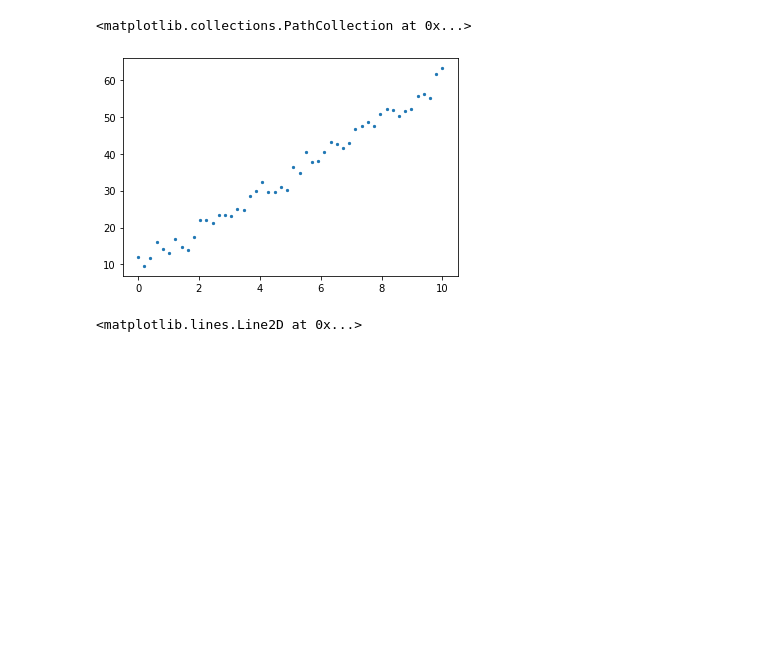
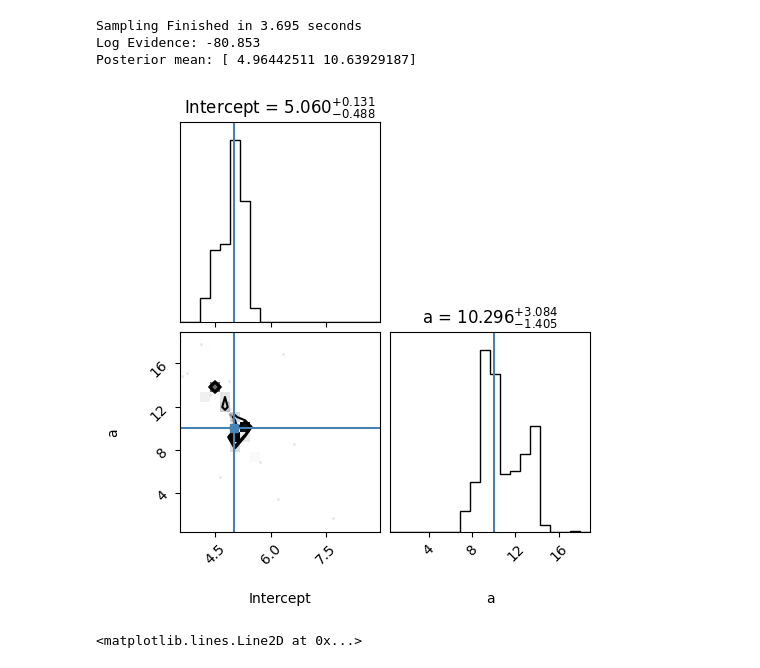
Before and after one commit to Wahidur-Rahman/BayesNest, a Jupyter notebook: likelihood_tests.ipynb, the cells around one changed output. Cells and saved outputs as stored; diff of their text form; code cells hidden in the pictures; blank space fills up the shorter version.

Commit message:
working version with naive rejection sampling

```diff
--- a/likelihood_tests.ipynb
+++ b/likelihood_tests.ipynb
@@ -1,40 +1,40 @@
 # %%
 import sys
-from pynest import Sampler
+from pynest import NestedSampler
 import numpy as np
 import matplotlib.pyplot as plt
-import pymultinest
 mean = 0
-dev = 2
+dev = 5
 def simulate_data(a,b,n):
     x = np.linspace(0,10,n)
     y = a*x + b + np.random.normal(loc=mean,scale=dev,size=n)
     return x,y
 
-x, y = simulate_data(5,10,50)
+x, y = simulate_data(5,10,25)
 
 def log_gaussian(x, mu, sig):
     return np.log(1/np.sqrt(2 * np.pi * sig**2.0))  +  (-0.5/sig**2.0) * (x - mu)**2.0
 
-def myloglike(cube,ndim,nparam):
+def myloglike(cube):
     log_likelihood = 0
     for i in tuple(zip(x,y)):
         log_likelihood += log_gaussian(i[1], cube[0]*i[0] + cube[1], dev)
     return log_likelihood
 
-def myprior(cube,ndim,nparam):
+def myprior(cube):
     cube[0] = cube[0] * 10
     cube[1] = cube[1] * 20
     return cube
 
-def test_mcmc_instantation():
-    sampler = Sampler(log_likelihood=myloglike, prior=myprior, ndim = 2, sample_method = 'mcmc')
-    sampler.sample()
+sampler = NestedSampler(log_likelihood=myloglike, prior=myprior, ndim = 2, max_iterations=50)
+sampler.run()
+sampler.summary()
+sampler.plot_posterior(labels=['Intercept','a','b'], truths=[5,10])
+# %% [output]
+Sampling Finished in 3.695 seconds
+Log Evidence: -80.853
+Posterior mean: [ 4.96442511 10.63929187]
+[figure, added]
-# %%
-plt.scatter(x,y,s=5)
-# %% [output]
-<matplotlib.collections.PathCollection at 0x...>
-[figure, removed]
 # %%
 import pandas as pd
 
```
Also changed, not shown: parts of 1 cell of this notebook, 4 other files.
